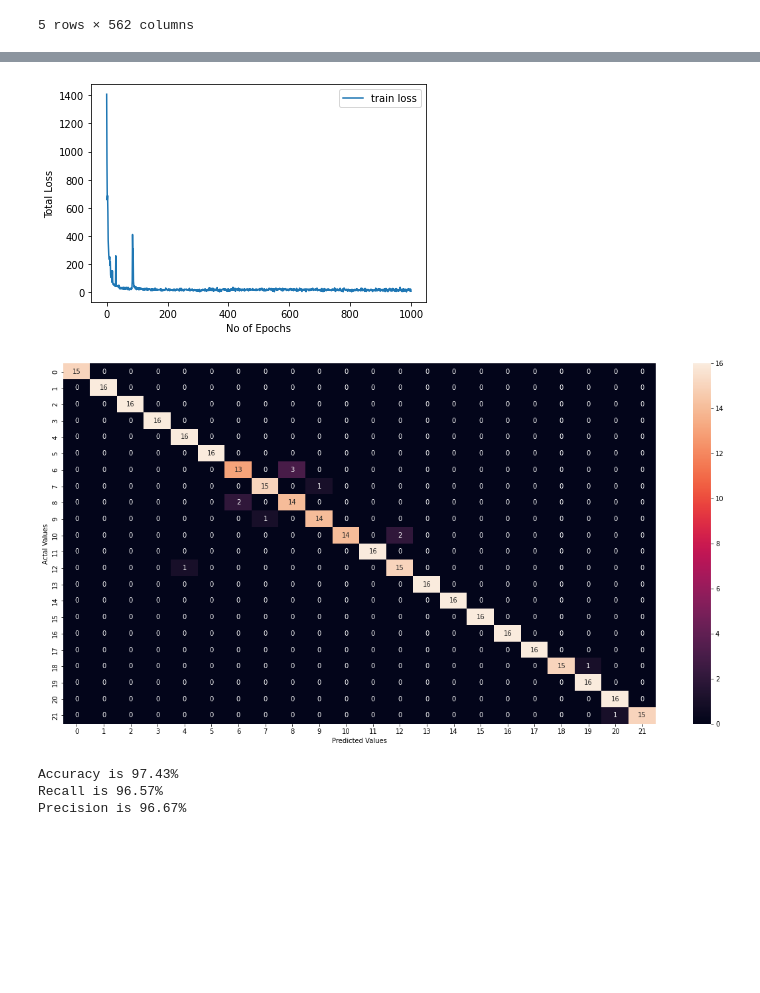
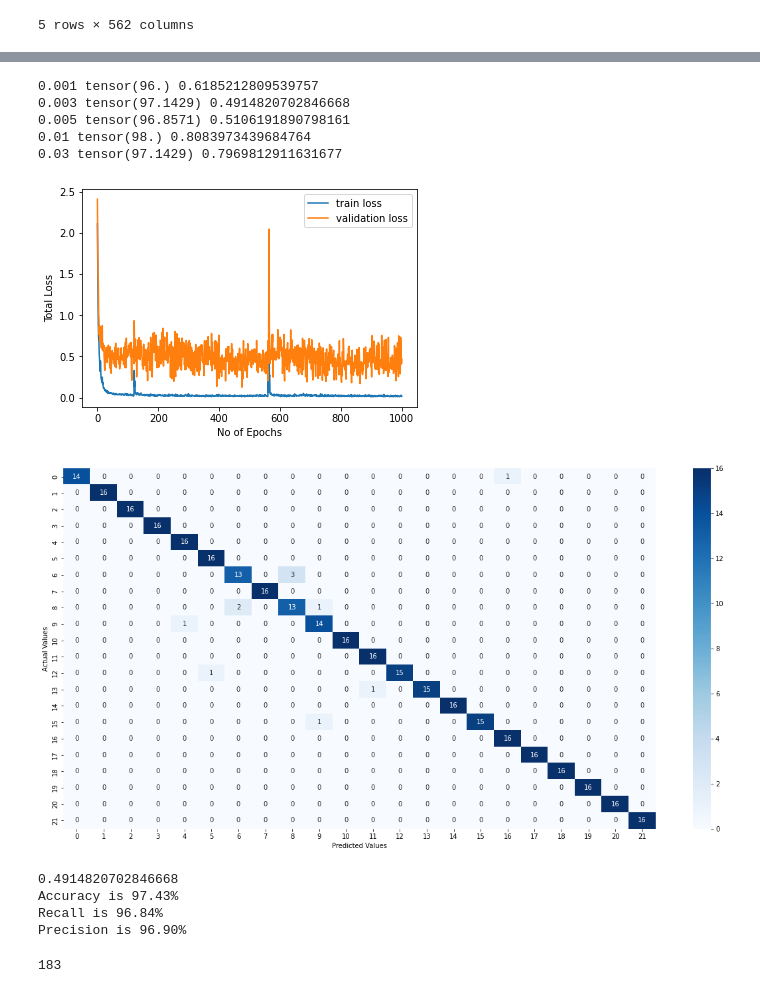
Before and after one commit to Saadman53/Thesis-Human-Activity-Recognition, a Jupyter notebook: Human_Action_Recognition_using_Sensor_Data.ipynb, the cells around one changed output, grey strips where cells are left out. Saved outputs shown, nothing was run; the diff lists cells and outputs as text; code cells hidden in the pictures; blank space fills up the shorter version.

```diff
--- a/Human_Action_Recognition_using_Sensor_Data.ipynb
+++ b/Human_Action_Recognition_using_Sensor_Data.ipynb
@@ -357,7 +397,7 @@ def EFS_MI(df, X_train, y_train):
   selected_feature_list = [gain_ratio_feature_selection(X_train, y_train),
                            reliefF_feature_selection(X_train,y_train),
                            SU_feature_selection(X_train, y_train),
-                           mutual_information_feature_selection(X_train,y_train),
+                           information_gain_feature_selection(X_train, y_train),
                            chi2_feature_selection(X_train,y_train)]
   s = set()
   df_train = df.iloc[X_train.index]
@@ -501,8 +523,8 @@ def plot_confusion_matrix(net, test_X, test_y):
   recall = np.mean(recall_score(test_y.ravel(), y_pred, average=None))*100.0
   precision = np.mean(precision_score(test_y.ravel(), y_pred, average=None))*100.0
   f,ax=plt.subplots(figsize=(20,10))
-  sns.heatmap(cm,annot=True,fmt='.0f')
-  plt.ylabel('Actal Values')
+  sns.heatmap(cm,annot=True,fmt='.0f', cmap="Blues")
+  plt.ylabel('Actual Values')
   plt.xlabel('Predicted Values')
   plt.show()
   return cm, y_pred,recall, precision
@@ -533,7 +555,7 @@ def model_training_evaluation(X_train, X_test, X_val, y_train, y_test, y_val,sel
   best_model = None
   best_train_loss = None
   best_val_loss = None
-  for lr in [0.0005,0.001,0.003,0.005,0.01]:
+  for lr in [0.001,0.003,0.005,0.01, 0.03]:
     #print(f"Learning rate: {lr}:")
     net = DNN(input_size, output_size)
     optimizer = torch.optim.SGD(net.parameters(), lr=lr)
@@ -552,10 +574,14 @@ def model_training_evaluation(X_train, X_test, X_val, y_train, y_test, y_val,sel
         # Performing zero grad before new step
         optimizer.zero_grad()
         step = step+1
-      train_loss.append(criterion( net(train_X),  torch.tensor(train_y, dtype=torch.long)).item())
-      val_loss.append(criterion( net(val_X),  torch.tensor(val_y, dtype=torch.long)).item())
+      train_loss.append(criterion( net(train_X),  torch.tensor(train_y, dtype=torch.long)).item()/train_X.shape[0])
+      val_loss.append(criterion( net(val_X),  torch.tensor(val_y, dtype=torch.long)).item()/val_X.shape[0])
+    y_pred = net(test_X)
+    acc = multi_acc(y_pred, test_y)
     val_ls = sum(val_loss)/len(val_loss)
-    if(val_ls<=best_loss):
+    #val_ls = min(val_loss)
+    print(lr,acc,val_ls)
+    if(val_ls<best_loss):
       best_loss = val_ls
       best_lr = lr
       best_model = net
@@ -564,7 +590,7 @@ def model_training_evaluation(X_train, X_test, X_val, y_train, y_test, y_val,sel
   y_pred = best_model(test_X)
   acc = multi_acc(y_pred, test_y)
   plt.plot(range(1001),best_train_loss, label = "train loss")
-  #plt.plot(range(1001),best_val_loss, label = "validation loss")
+  plt.plot(range(1001),best_val_loss, label = "validation loss")
   #sns.lineplot(range(1001),best_train_loss)
   #sns.lineplot(range(1001),best_val_loss)
   plt.ylabel("Total Loss")
@@ -572,6 +598,7 @@ def model_training_evaluation(X_train, X_test, X_val, y_train, y_test, y_val,sel
   plt.legend()
   cm, pred,recall, precision = plot_confusion_matrix(best_model, test_X, y_test-1)
   #sen,spe = cm_metrics(cm)
+  print(best_loss)
   print(f"Accuracy is {(acc):.2f}%")
   print(f"Recall is {(recall):.2f}%")
   print(f"Precision is {(precision):.2f}%")
@@ -587,4 +620,4 @@ Precision is 96.19%
 # %%
 # model training with hyperparameter tuning using features selected by proposed EBCFS algorithm
-report = model_training_evaluation(X_train, X_test, X_val, y_train, y_test, y_val,selected_feat_ecfs)
+model_training_evaluation(X_train, X_test, X_val, y_train, y_test, y_val,selected_feat_ecfs)
 # %% [output]
@@ -596,9 +635,19 @@ Precision is 97.87%
 # %%
 #training the model with all features
-net = model_training_evaluation(X_train, X_test, X_val, y_train, y_test, y_val,features)
+model_training_evaluation(X_train, X_test, X_val, y_train, y_test, y_val,features)
 # %% [output]
+0.001 tensor(96.) 0.6185212809539757
+0.003 tensor(97.1429) 0.4914820702846668
+0.005 tensor(96.8571) 0.5106191890798161
+0.01 tensor(98.) 0.8083973439684764
+0.03 tensor(97.1429) 0.7969812911631677
-[figure, old version]
+[figure, new version]
-[figure, old version]
+[figure, new version]
-Accuracy is 97.43%
-Recall is 96.57%
-Precision is 96.67%
+0.4914820702846668
+Accuracy is 97.43%
+Recall is 96.84%
+Precision is 96.90%
+# %%
+len(selected_feat_ecfs)
+# %% [output]
+183
```
Also changed, not shown: parts of 22 cells of this notebook.
